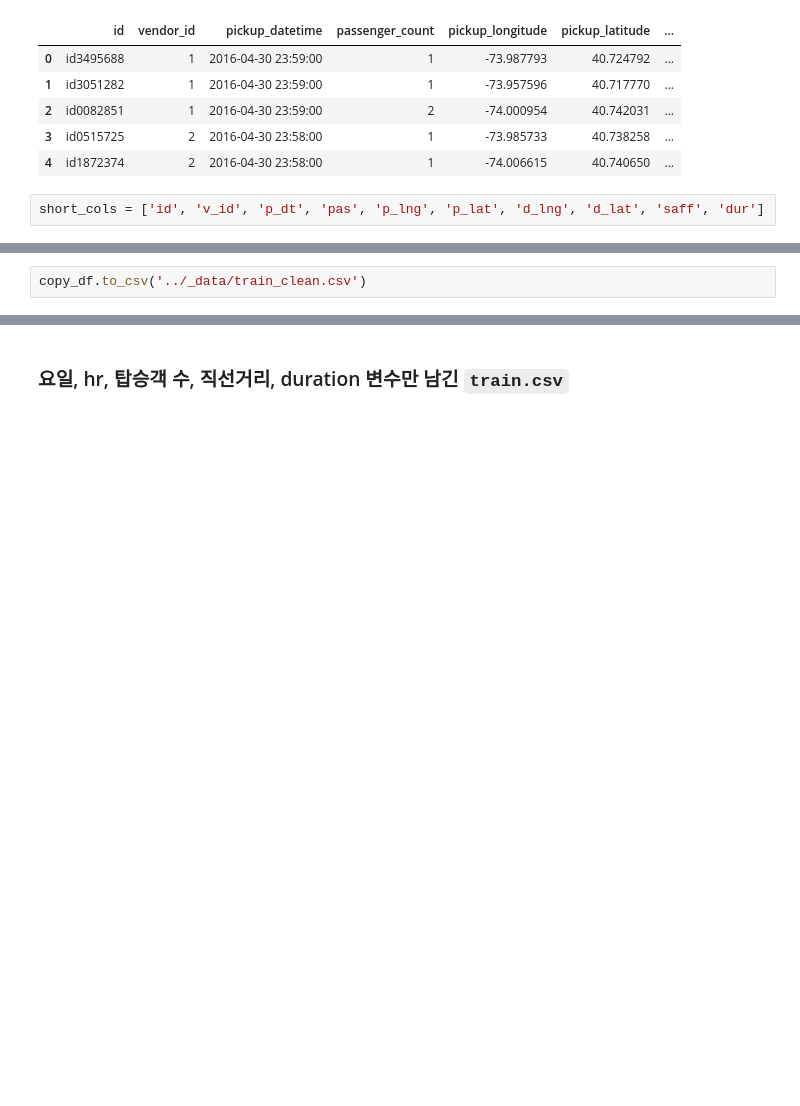
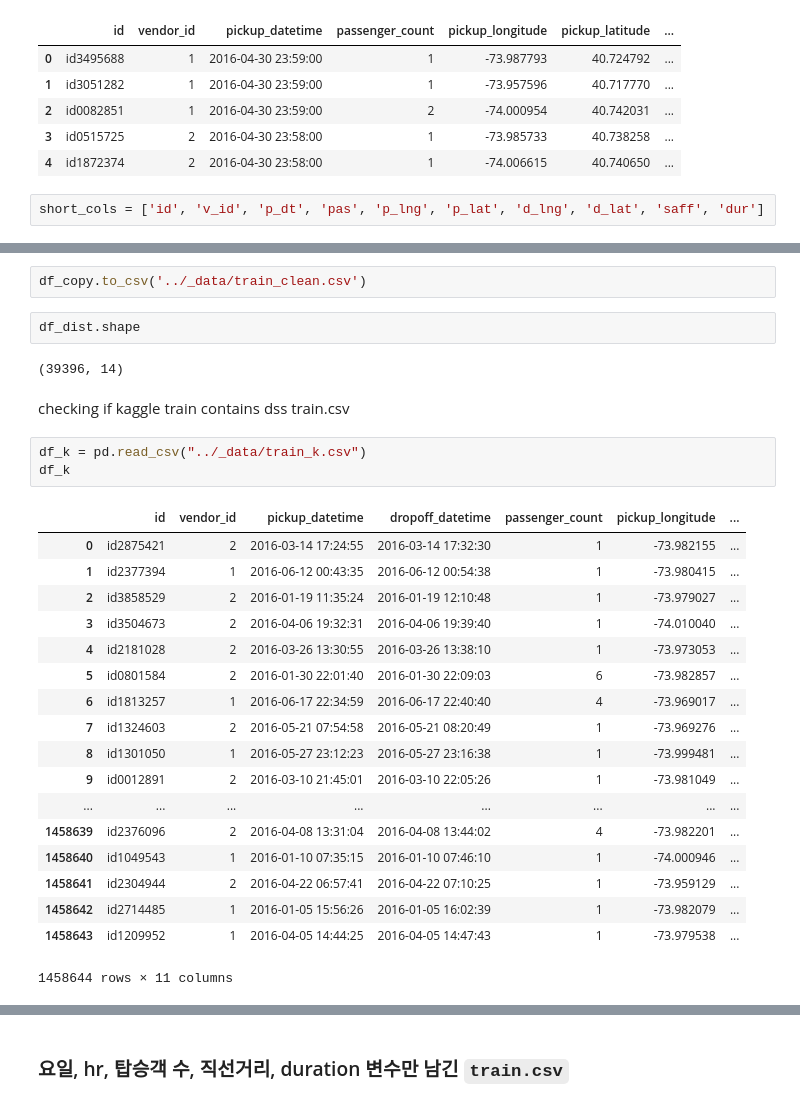
Before and after one commit to eigenSim/dss6a-regression, a Jupyter notebook: choi/171020_notes.ipynb, the cells around one changed output, grey strips where cells are left out. Saved outputs shown, nothing was run; the diff lists cells and outputs as text; blank space fills up the shorter version.

```diff
--- a/choi/171020_notes.ipynb
+++ b/choi/171020_notes.ipynb
@@ -143,4 +144,32 @@ copy_df.head()
 | 3 | id0515725 | 2 | 2016-04-30 23:58:00 | 1 | -73.985733 | 40.738258 | -73.993179 | 40.754890 | N | 800 |
 | 4 | id1872374 | 2 | 2016-04-30 23:58:00 | 1 | -74.006615 | 40.740650 | -73.985619 | 40.723362 | N | 1151 |
 # %%
-copy_df.to_csv('../_data/train_clean.csv')
+df_copy.to_csv('../_data/train_clean.csv')
+# %%
+df_dist.shape
+# %% [output]
+(39396, 14)
+# %% [markdown]
+checking if kaggle train contains dss train.csv
+# %%
+df_k = pd.read_csv("../_data/train_k.csv")
+df_k
+# %% [output]
+|  | id | vendor_id | pickup_datetime | dropoff_datetime | passenger_count | pickup_longitude | ... |
+| 0 | id2875421 | 2 | 2016-03-14 17:24:55 | 2016-03-14 17:32:30 | 1 | -73.982155 | ... |
+| 1 | id2377394 | 1 | 2016-06-12 00:43:35 | 2016-06-12 00:54:38 | 1 | -73.980415 | ... |
+| 2 | id3858529 | 2 | 2016-01-19 11:35:24 | 2016-01-19 12:10:48 | 1 | -73.979027 | ... |
+| 3 | id3504673 | 2 | 2016-04-06 19:32:31 | 2016-04-06 19:39:40 | 1 | -74.010040 | ... |
+| 4 | id2181028 | 2 | 2016-03-26 13:30:55 | 2016-03-26 13:38:10 | 1 | -73.973053 | ... |
+| 5 | id0801584 | 2 | 2016-01-30 22:01:40 | 2016-01-30 22:09:03 | 6 | -73.982857 | ... |
+| 6 | id1813257 | 1 | 2016-06-17 22:34:59 | 2016-06-17 22:40:40 | 4 | -73.969017 | ... |
+| 7 | id1324603 | 2 | 2016-05-21 07:54:58 | 2016-05-21 08:20:49 | 1 | -73.969276 | ... |
+| 8 | id1301050 | 1 | 2016-05-27 23:12:23 | 2016-05-27 23:16:38 | 1 | -73.999481 | ... |
+| 9 | id0012891 | 2 | 2016-03-10 21:45:01 | 2016-03-10 22:05:26 | 1 | -73.981049 | ... |
+| ... | ... | ... | ... | ... | ... | ... | ... |
+| 1458639 | id2376096 | 2 | 2016-04-08 13:31:04 | 2016-04-08 13:44:02 | 4 | -73.982201 | ... |
+| 1458640 | id1049543 | 1 | 2016-01-10 07:35:15 | 2016-01-10 07:46:10 | 1 | -74.000946 | ... |
+| 1458641 | id2304944 | 2 | 2016-04-22 06:57:41 | 2016-04-22 07:10:25 | 1 | -73.959129 | ... |
+| 1458642 | id2714485 | 1 | 2016-01-05 15:56:26 | 2016-01-05 16:02:39 | 1 | -73.982079 | ... |
+| 1458643 | id1209952 | 1 | 2016-04-05 14:44:25 | 2016-04-05 14:47:43 | 1 | -73.979538 | ... |
+1458644 rows × 11 columns
```
Also changed, not shown: parts of 84 cells of this notebook, 8 other files.
